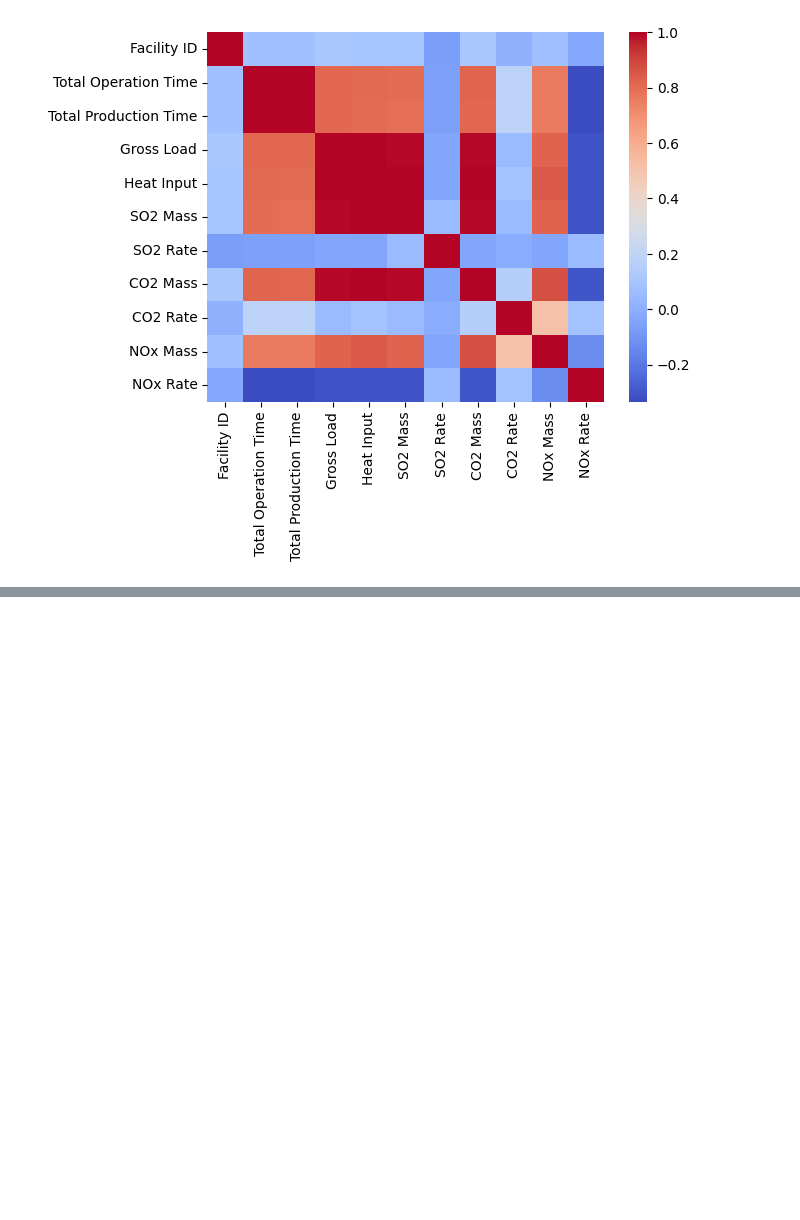
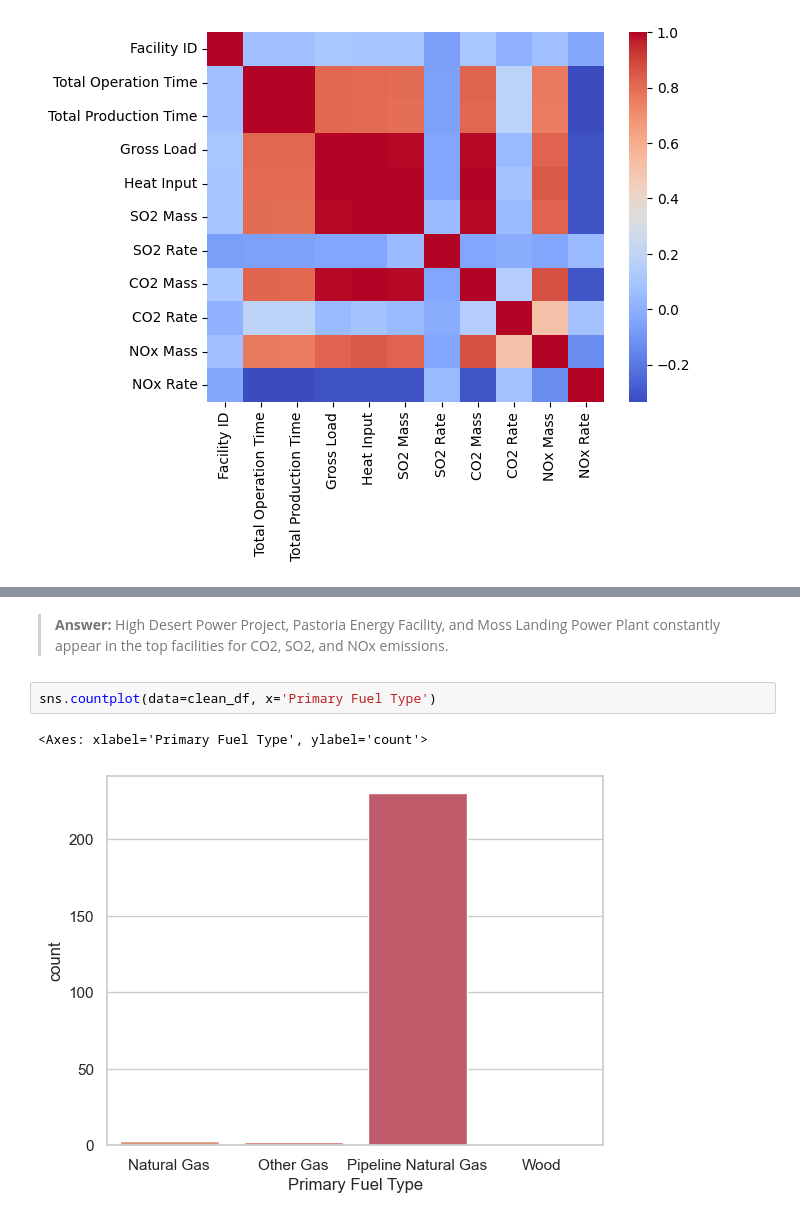
Before and after one commit to paulsoriiiano/power-sector-emissions-analysis, a Jupyter notebook: notebook.ipynb, the cells around one changed output, grey strips where cells are left out. Drawn from its saved outputs; the diff is of its cells as text; blank space fills up the shorter version.

```diff
--- a/notebook.ipynb
+++ b/notebook.ipynb
@@ -382,0 +542,7 @@ ___
+# %% [markdown]
+> **Answer:** High Desert Power Project, Pastoria Energy Facility, and Moss Landing Power Plant constantly appear in the top facilities for CO2, SO2, and NOx emissions.
+# %%
+sns.countplot(data=clean_df, x='Primary Fuel Type')
+# %% [output]
+<Axes: xlabel='Primary Fuel Type', ylabel='count'>
+[figure, added]
```
Also changed, not shown: parts of 28 cells of this notebook.
